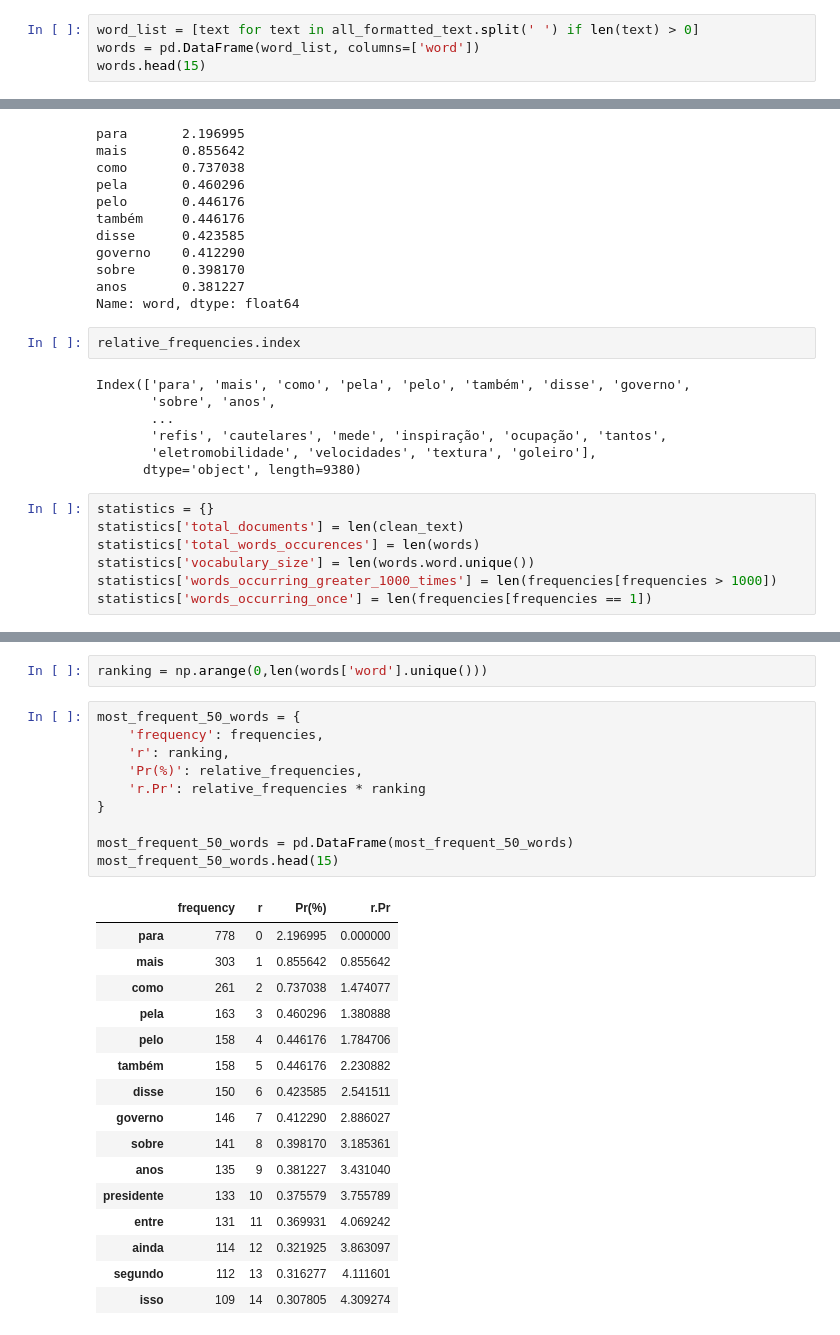
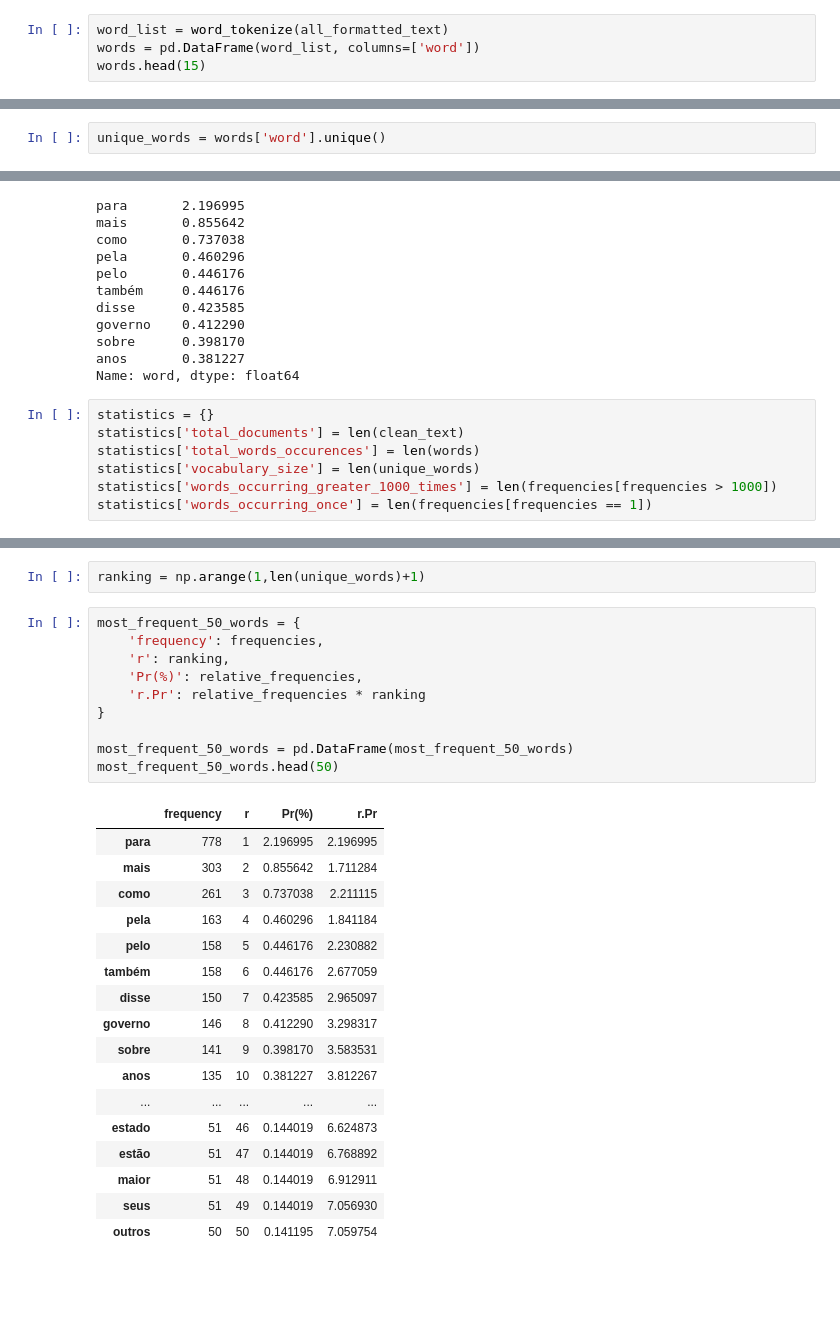
Before and after one commit to fanny/information-retrieval, a Jupyter notebook: lab2/text_processing.ipynb, the cells around one changed output, grey strips where cells are left out. Drawn from its saved outputs; the diff is of its cells as text; blank space fills up the shorter version.

```diff
--- a/lab2/text_processing.ipynb
+++ b/lab2/text_processing.ipynb
@@ -46,7 +55,7 @@ Name: text, dtype: object
 # %%
 all_formatted_text = clean_text.str.cat(sep=' ')
 # %%
-word_list = [text for text in all_formatted_text.split(' ') if len(text) > 0]
+word_list = word_tokenize(all_formatted_text)
 words = pd.DataFrame(word_list, columns=['word'])
 words.head(15)
 # %% [output]
@@ -66,5 +75,7 @@ words.head(15)
 | 12 | sexo |
 | 13 | oposto |
 | 14 | quem |
+# %%
+unique_words = words['word'].unique()
 # %%
 frequencies = words['word'].value_counts()
@@ -100,20 +116,11 @@ governo    0.412290
 sobre      0.398170
 anos       0.381227
 Name: word, dtype: float64
-# %%
-relative_frequencies.index
-# %% [output]
-Index(['para', 'mais', 'como', 'pela', 'pelo', 'também', 'disse', 'governo',
-       'sobre', 'anos',
-       ...
-       'refis', 'cautelares', 'mede', 'inspiração', 'ocupação', 'tantos',
-       'eletromobilidade', 'velocidades', 'textura', 'goleiro'],
-      dtype='object', length=9380)
 # %%
 statistics = {}
 statistics['total_documents'] = len(clean_text)
 statistics['total_words_occurences'] = len(words)
-statistics['vocabulary_size'] = len(words.word.unique())
+statistics['vocabulary_size'] = len(unique_words)
 statistics['words_occurring_greater_1000_times'] = len(frequencies[frequencies > 1000])
 statistics['words_occurring_once'] = len(frequencies[frequencies == 1])
 # %%
@@ -123,31 +130,32 @@ data_statistics
 |  | total_documents | total_words_occurences | vocabulary_size | words_occurring_greater_1000_times | words_occurring_once |
 | 0 | 119 | 35412 | 9380 | 0 | 5023 |
 # %%
-ranking = np.arange(0,len(words['word'].unique()))
+ranking = np.arange(1,len(unique_words)+1)
 # %%
 most_frequent_50_words = {
     'frequency': frequencies,
     'r': ranking,
     'Pr(%)': relative_frequencies,
     'r.Pr': relative_frequencies * ranking
 }
 
 most_frequent_50_words = pd.DataFrame(most_frequent_50_words)
-most_frequent_50_words.head(15)
+most_frequent_50_words.head(50)
 # %% [output]
 |  | frequency | r | Pr(%) | r.Pr |
-| para | 778 | 0 | 2.196995 | 0.000000 |
-| mais | 303 | 1 | 0.855642 | 0.855642 |
-| como | 261 | 2 | 0.737038 | 1.474077 |
-| pela | 163 | 3 | 0.460296 | 1.380888 |
-| pelo | 158 | 4 | 0.446176 | 1.784706 |
-| também | 158 | 5 | 0.446176 | 2.230882 |
-| disse | 150 | 6 | 0.423585 | 2.541511 |
-| governo | 146 | 7 | 0.412290 | 2.886027 |
-| sobre | 141 | 8 | 0.398170 | 3.185361 |
-| anos | 135 | 9 | 0.381227 | 3.431040 |
-| presidente | 133 | 10 | 0.375579 | 3.755789 |
-| entre | 131 | 11 | 0.369931 | 4.069242 |
-| ainda | 114 | 12 | 0.321925 | 3.863097 |
-| segundo | 112 | 13 | 0.316277 | 4.111601 |
-| isso | 109 | 14 | 0.307805 | 4.309274 |
+| para | 778 | 1 | 2.196995 | 2.196995 |
+| mais | 303 | 2 | 0.855642 | 1.711284 |
+| como | 261 | 3 | 0.737038 | 2.211115 |
+| pela | 163 | 4 | 0.460296 | 1.841184 |
+| pelo | 158 | 5 | 0.446176 | 2.230882 |
+| também | 158 | 6 | 0.446176 | 2.677059 |
+| disse | 150 | 7 | 0.423585 | 2.965097 |
+| governo | 146 | 8 | 0.412290 | 3.298317 |
+| sobre | 141 | 9 | 0.398170 | 3.583531 |
+| anos | 135 | 10 | 0.381227 | 3.812267 |
+| ... | ... | ... | ... | ... |
+| estado | 51 | 46 | 0.144019 | 6.624873 |
+| estão | 51 | 47 | 0.144019 | 6.768892 |
+| maior | 51 | 48 | 0.144019 | 6.912911 |
+| seus | 51 | 49 | 0.144019 | 7.056930 |
+| outros | 50 | 50 | 0.141195 | 7.059754 |
```
Also changed, not shown: parts of 10 cells of this notebook.
